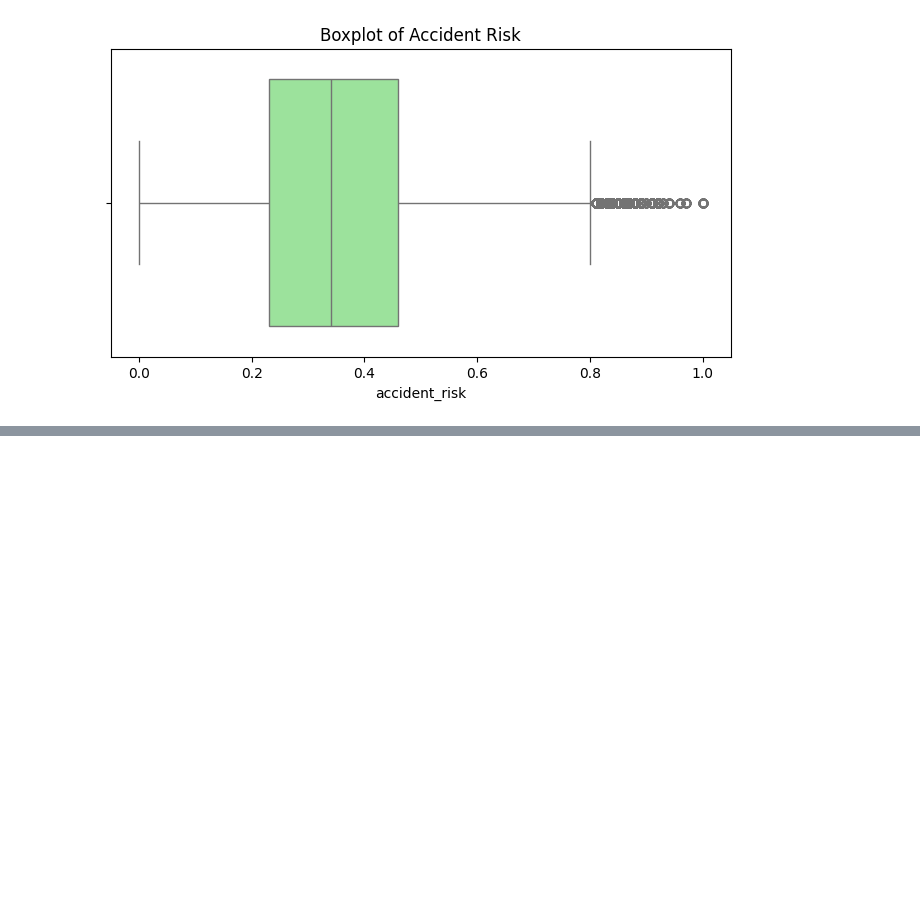
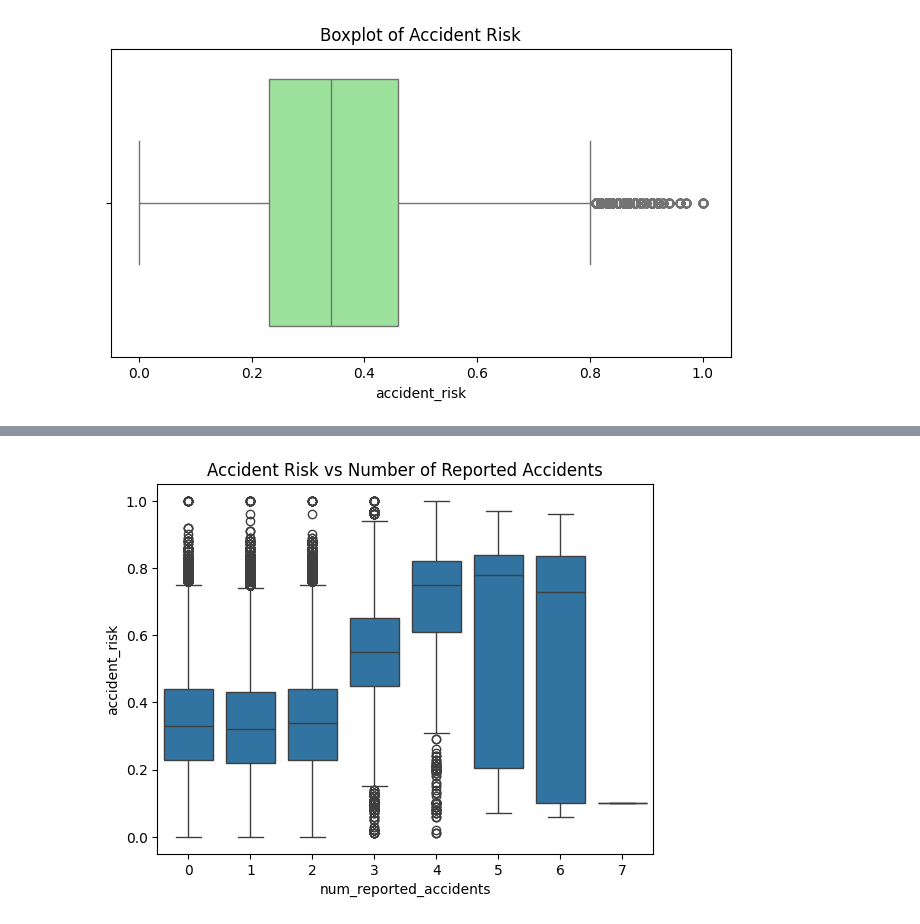
Before and after one commit to christopher-christain/Predicting-Road-Accident-Risk, a Jupyter notebook: Notebooks/EDA.ipynb, the cells around one changed output, grey strips where cells are left out. Saved outputs shown, nothing was run; the diff lists cells and outputs as text; code cells hidden in the pictures; blank space fills up the shorter version.

```diff
--- a/Notebooks/EDA.ipynb
+++ b/Notebooks/EDA.ipynb
@@ -189,0 +260,8 @@ Name: proportion, dtype: float64
+# %%
+target == "accident_risk"
+
+sns.boxplot(x="num_reported_accidents", y=target, data=df)
+plt.title("Accident Risk vs Number of Reported Accidents")
+plt.show()
+# %% [output]
+[figure, added]
```
Also changed, not shown: parts of 25 cells of this notebook, 3 other files.
